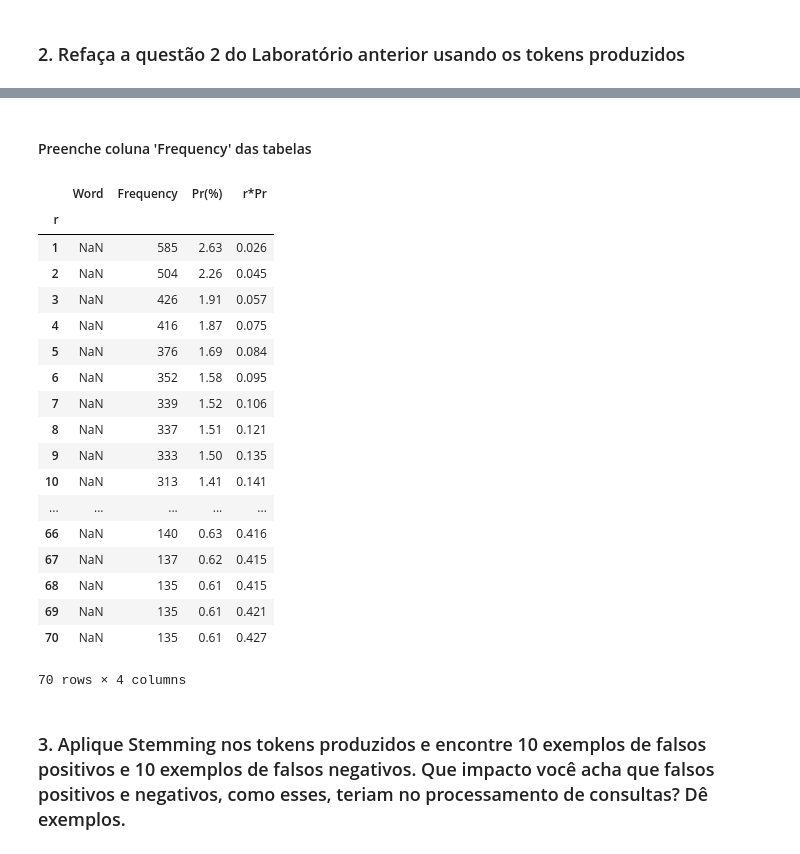
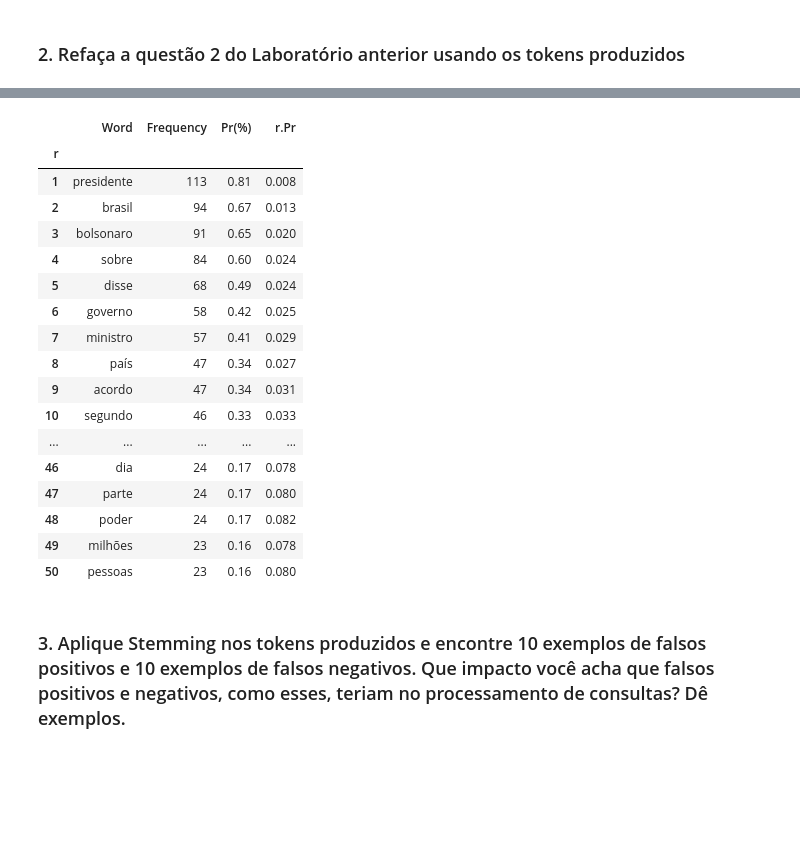
Before and after one commit to RaquelRufino/InformationRetrieval, a Jupyter notebook: ri_lab_03/lab03.ipynb, the cells around one changed output, grey strips where cells are left out. Saved outputs shown, nothing was run; the diff lists cells and outputs as text; code cells hidden in the pictures; blank space fills up the shorter version.

```diff
--- a/ri_lab_03/lab03.ipynb
+++ b/ri_lab_03/lab03.ipynb
@@ -72,0 +24,15 @@ Tamanho do vocabulário sem Stopwords: 22270
+# %%
+all_words = []
+filtered_words = []
+
+tknz = RegexpTokenizer(r'([A-Za-zÁáÉéÍíÓóÚúÃãÕõÇçÂâÊê]{3,27})')
+stopwords = nltk.corpus.stopwords.words('portuguese')
+
+for text in data_frame.text:
+   words = [word for word in tknz.tokenize(text.lower())
+           if len(word) >= 3 and not bool(re.search(r'\d', word))]
+   all_words.extend(words)
+
+filtered_words = [word for word in all_words if word not in stopwords]
+print("Sem filtragem de stopwords:", len(all_words))
+print("Com filtragem de stopwords:", len(filtered_words))
@@ -77,8 +43,0 @@ Tamanho do vocabulário sem Stopwords: 22270
-# %%
-sortedWords = []
-
-for word, freq in reversed(
-    sorted(wordFrequency.items(),key = itemgetter(1))):
-    sortedWords.append((word, freq))
-
-print(sortedWords)
@@ -93,31 +44,38 @@ tabela['Word'] = [word[0] for word in sortedWords]
-# %% [markdown]
-#### Preenche coluna 'Frequency' das tabelas
+# %%
+total_word_occurrences = len(filtered_words)
+word_frequency = {}
+word_frequency = Counter(filtered_words)
 # %%
-tabela['Frequency'] = [word[1] for word in sortedWords]
-tabela['r'] = [r + 1 for r in range (0, len(sortedWords))]
-tabela['Pr(%)'] = [round ((word[1] / vocabLen) * 100, 2)
-                   for word in sortedWords ]
-tabela['r*Pr'] = round((tabela['Pr(%)']/100 * tabela['r']), 3)
-tabela.set_index('r').head(70)
+top_words = word_frequency.most_common(50)
+
+top_50_table = pd.DataFrame(columns = ['Word', 'Frequency', 'r', 'Pr(%)', 'r.Pr'])
+
+top_50_table['Word'] = [word[0] for word in top_words]
+top_50_table['Frequency'] = [word[1] for word in top_words]
+top_50_table['r'] = [rank+1 for rank in range(0, len(top_words))]
+top_50_table['Pr(%)'] = [round((word[1] / total_word_occurrences)*100, 2) for word in top_words]
+top_50_table['r.Pr'] = round((top_50_table['Pr(%)']/100)*top_50_table['r'], 3)
+
+table = top_50_table.set_index('r')
+table
 # %% [output]
-|  | Word | Frequency | Pr(%) | r*Pr |
+|  | Word | Frequency | Pr(%) | r.Pr |
 | r |  |  |  |  |
-| 1 | NaN | 585 | 2.63 | 0.026 |
-| 2 | NaN | 504 | 2.26 | 0.045 |
-| 3 | NaN | 426 | 1.91 | 0.057 |
-| 4 | NaN | 416 | 1.87 | 0.075 |
-| 5 | NaN | 376 | 1.69 | 0.084 |
-| 6 | NaN | 352 | 1.58 | 0.095 |
-| 7 | NaN | 339 | 1.52 | 0.106 |
-| 8 | NaN | 337 | 1.51 | 0.121 |
-| 9 | NaN | 333 | 1.50 | 0.135 |
-| 10 | NaN | 313 | 1.41 | 0.141 |
+| 1 | presidente | 113 | 0.81 | 0.008 |
+| 2 | brasil | 94 | 0.67 | 0.013 |
+| 3 | bolsonaro | 91 | 0.65 | 0.020 |
+| 4 | sobre | 84 | 0.60 | 0.024 |
+| 5 | disse | 68 | 0.49 | 0.024 |
+| 6 | governo | 58 | 0.42 | 0.025 |
+| 7 | ministro | 57 | 0.41 | 0.029 |
+| 8 | país | 47 | 0.34 | 0.027 |
+| 9 | acordo | 47 | 0.34 | 0.031 |
+| 10 | segundo | 46 | 0.33 | 0.033 |
 | ... | ... | ... | ... | ... |
-| 66 | NaN | 140 | 0.63 | 0.416 |
-| 67 | NaN | 137 | 0.62 | 0.415 |
-| 68 | NaN | 135 | 0.61 | 0.415 |
-| 69 | NaN | 135 | 0.61 | 0.421 |
-| 70 | NaN | 135 | 0.61 | 0.427 |
+| 46 | dia | 24 | 0.17 | 0.078 |
+| 47 | parte | 24 | 0.17 | 0.080 |
+| 48 | poder | 24 | 0.17 | 0.082 |
+| 49 | milhões | 23 | 0.16 | 0.078 |
+| 50 | pessoas | 23 | 0.16 | 0.080 |
-70 rows × 4 columns
 # %% [markdown]
 ### 3. Aplique Stemming nos tokens produzidos e encontre 10 exemplos de falsos positivos e 10 exemplos de falsos negativos. Que impacto você acha que falsos positivos e negativos, como esses, teriam no processamento de consultas? Dê exemplos.
```
Also changed, not shown: parts of 18 cells of this notebook.
